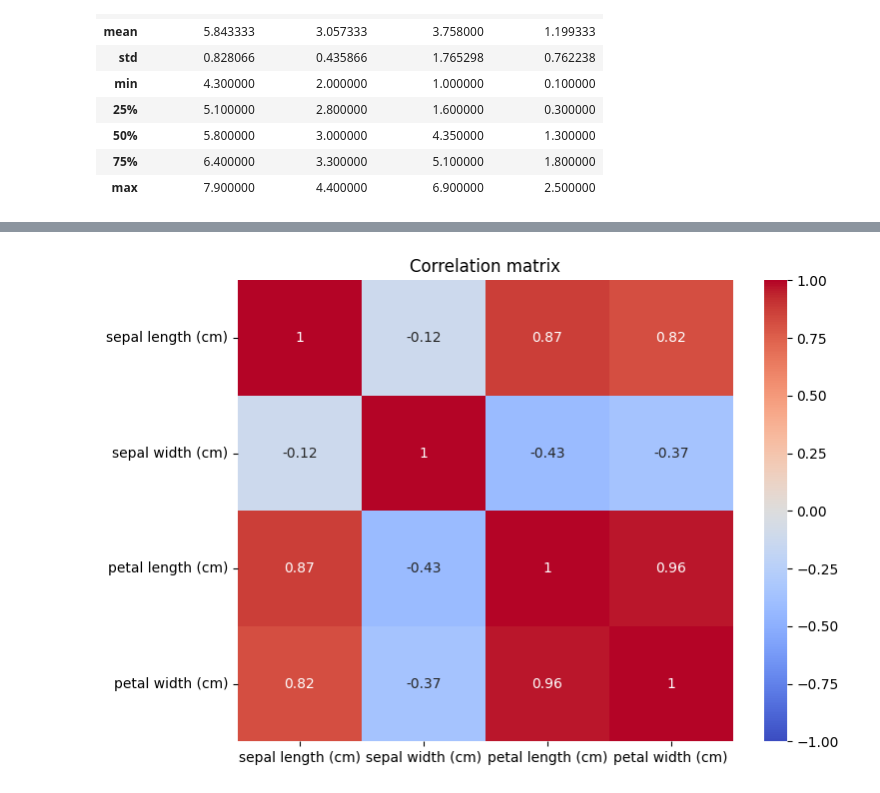
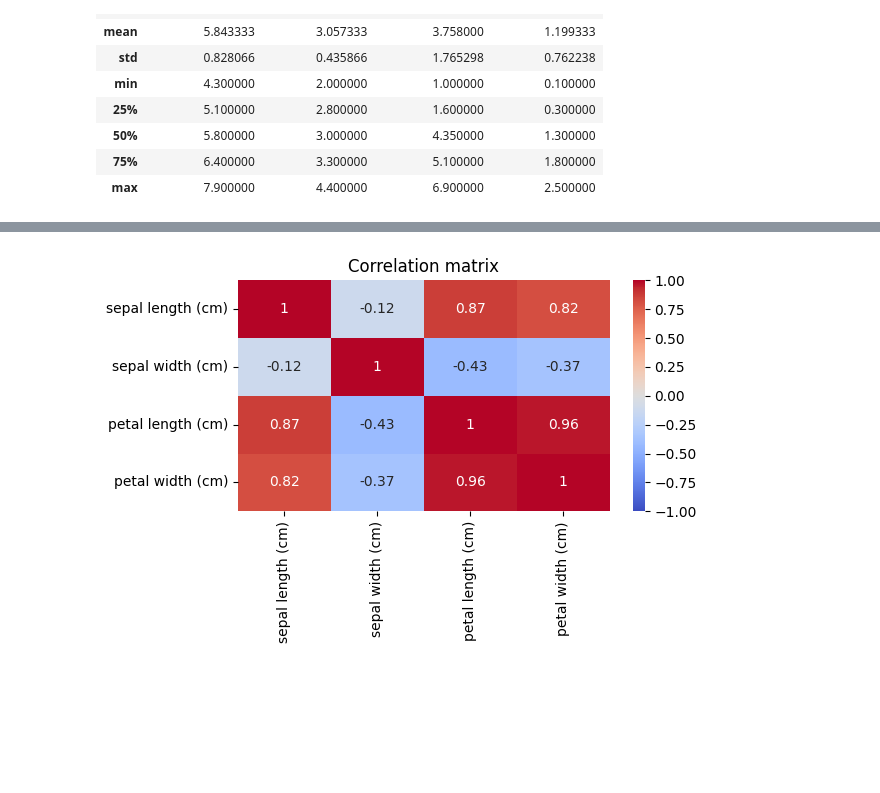
Before and after one commit to mouna-naim/MVA-Courses, a Jupyter notebook: Graphical_models/main.ipynb, the cells around one changed output, grey strips where cells are left out. Saved outputs shown, nothing was run; the diff lists cells and outputs as text; code cells hidden in the pictures; blank space fills up the shorter version.

```diff
--- a/Graphical_models/main.ipynb
+++ b/Graphical_models/main.ipynb
@@ -41,11 +92,11 @@ plt.show()
 # %%
 ## Correlation matrix
-plt.figure(figsize=(8, 6))
+plt.figure(figsize=(6, 3))
 sns.heatmap(df.corr(), annot=True, cmap='coolwarm', vmin=-1, vmax=1)
 plt.title("Correlation matrix")
 plt.show()
 # %% [output]
-[figure, old version]
+[figure, new version]
 # %%
 
 df['Classe'] = input_data.target
```
Also changed, not shown: parts of 27 cells of this notebook, 3 other files.
